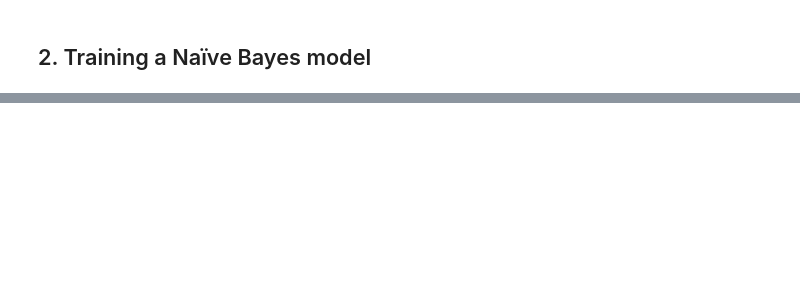
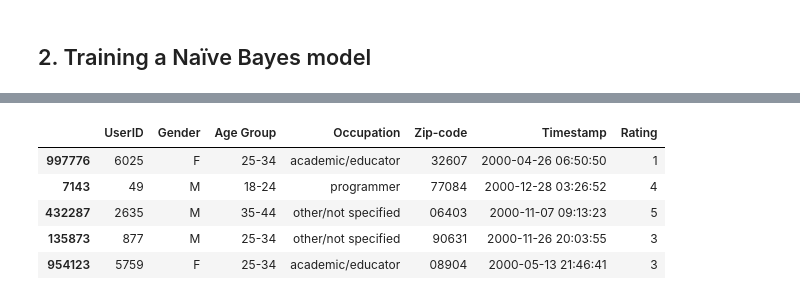
Before and after one commit to grace-sampao/Learning-Log-Python-Machine-Learning-by-Example-by-Yuxi-Hayden-Liu, a Jupyter notebook: exercises/02-building-a-movie-recommendation-engine-with-naïve-bayes/exercise-01.ipynb, the cells around one changed output, grey strips where cells are left out. Cells and saved outputs as stored; diff of their text form; code cells hidden in the pictures; blank space fills up the shorter version.

```diff
--- a/exercises/02-building-a-movie-recommendation-engine-with-naïve-bayes/exercise-01.ipynb
+++ b/exercises/02-building-a-movie-recommendation-engine-with-naïve-bayes/exercise-01.ipynb
@@ -640,3 +643,10 @@ user_movie_ratings.head()
 | 2 | 1 | F | Under 18 | K-12 student | 48067 | 914 | My Fair Lady (1964) | Musical | 2000-12-31 22:32:48 | 3 |
 # %% [markdown]
 ## 2. Training a Naïve Bayes model
+# %%
+features = user_movie_ratings[['UserID', 'Gender', 'Age Group', 'Occupation', 'Zip-code', 'Timestamp', 'Rating']]
+targets = user_movie_ratings[['MovieID', 'Title', 'Genres']]
+
+X, y = features, targets
+
+X.head()
@@ -642,0 +669,11 @@ user_movie_ratings.head()
+# %%
+X_train, X_test, y_train, y_test = train_test_split(X, y, test_size=0.33, random_state=42)
+
+X_train.head()
+# %% [output]
+|  | UserID | Gender | Age Group | Occupation | Zip-code | Timestamp | Rating |
+| 997776 | 6025 | F | 25-34 | academic/educator | 32607 | 2000-04-26 06:50:50 | 1 |
+| 7143 | 49 | M | 18-24 | programmer | 77084 | 2000-12-28 03:26:52 | 4 |
+| 432287 | 2635 | M | 35-44 | other/not specified | 06403 | 2000-11-07 09:13:23 | 5 |
+| 135873 | 877 | M | 25-34 | other/not specified | 90631 | 2000-11-26 20:03:55 | 3 |
+| 954123 | 5759 | F | 25-34 | academic/educator | 08904 | 2000-05-13 21:46:41 | 3 |
```
Also changed, not shown: parts of 6 cells of this notebook.
